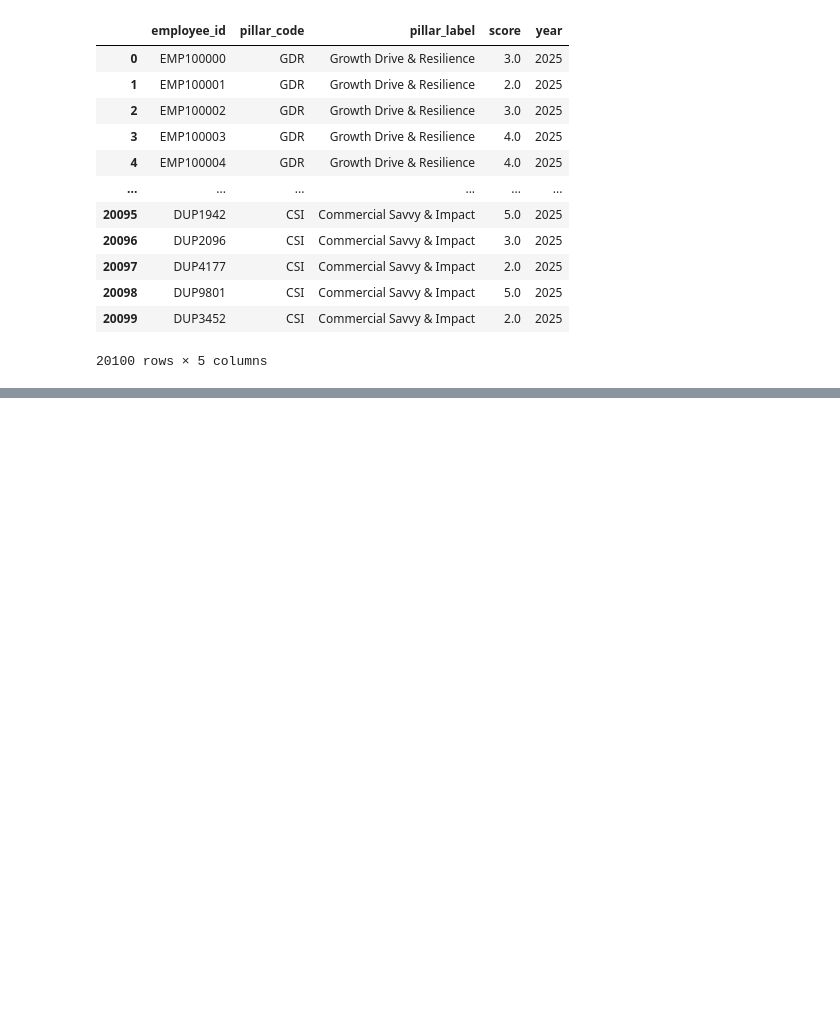
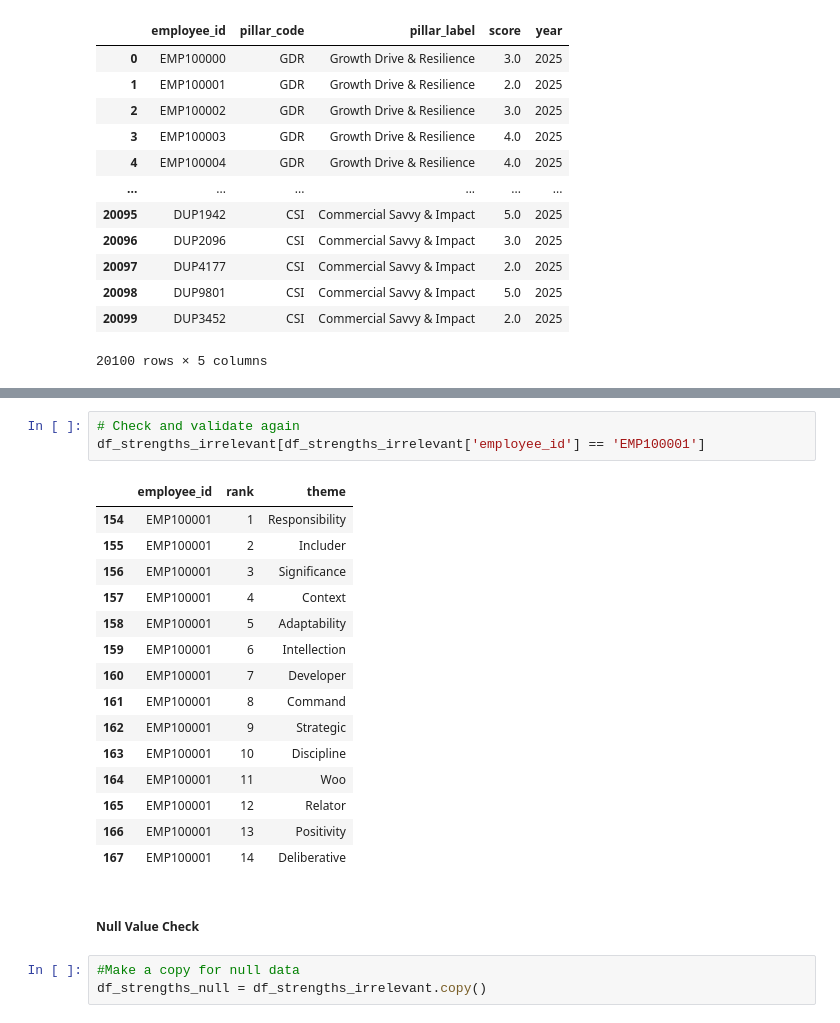
Before and after one commit to fbudimannn/talent-intelligence-system, a Jupyter notebook: 1_analysis/data_exploration.ipynb, the cells around one changed output, grey strips where cells are left out. Drawn from its saved outputs; the diff is of its cells as text; blank space fills up the shorter version.

```diff
--- a/1_analysis/data_exploration.ipynb
+++ b/1_analysis/data_exploration.ipynb
@@ -1178,0 +1254,24 @@ df_competencies_cleaned
+# %%
+# Check and validate again
+df_strengths_irrelevant[df_strengths_irrelevant['employee_id'] == 'EMP100001']
+# %% [output]
+|  | employee_id | rank | theme |
+| 154 | EMP100001 | 1 | Responsibility |
+| 155 | EMP100001 | 2 | Includer |
+| 156 | EMP100001 | 3 | Significance |
+| 157 | EMP100001 | 4 | Context |
+| 158 | EMP100001 | 5 | Adaptability |
+| 159 | EMP100001 | 6 | Intellection |
+| 160 | EMP100001 | 7 | Developer |
+| 161 | EMP100001 | 8 | Command |
+| 162 | EMP100001 | 9 | Strategic |
+| 163 | EMP100001 | 10 | Discipline |
+| 164 | EMP100001 | 11 | Woo |
+| 165 | EMP100001 | 12 | Relator |
+| 166 | EMP100001 | 13 | Positivity |
+| 167 | EMP100001 | 14 | Deliberative |
+# %% [markdown]
+##### Null Value Check
+# %%
+#Make a copy for null data
+df_strengths_null = df_strengths_irrelevant.copy()
```
Also changed, not shown: parts of 16 cells of this notebook.
